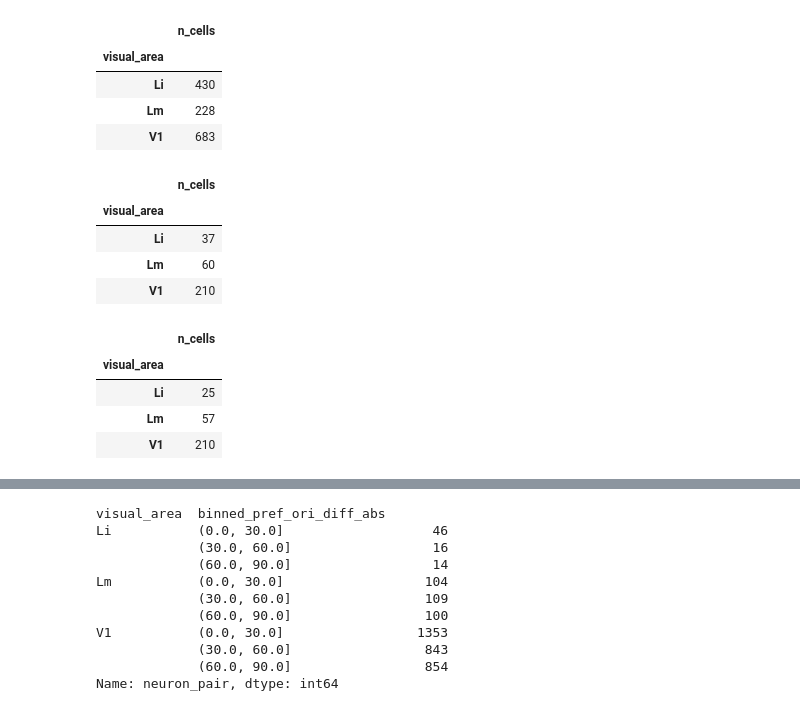
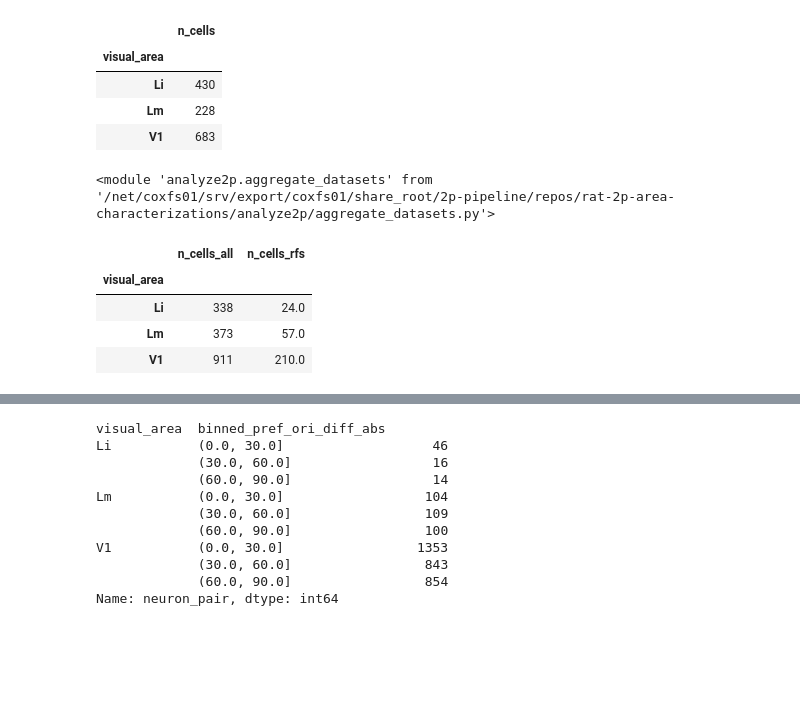
Before and after one commit to julianarhee/rat-2p-area-characterizations, a Jupyter notebook: analyze2p/gratings/gratings-correlations.ipynb, the cells around one changed output, grey strips where cells are left out. Cells and saved outputs as stored; diff of their text form; code cells hidden in the pictures; blank space fills up the shorter version.

Commit message:
allow merge with RF, keep datapoints without, too. plot signal corrs along x

```diff
--- a/analyze2p/gratings/gratings-correlations.ipynb
+++ b/analyze2p/gratings/gratings-correlations.ipynb
@@ -195,13 +188,12 @@ importlib.reload(rfutils)
 response_type='dff'
 do_spherical_correction=True
 # ---------------------------------------------------------------------
-rf_fit_desc = rfutils.get_fit_desc(response_type=response_type,
+rfdf = rfutils.aggregate_fits(CELLS, sdata, response_type=response_type,
                        do_spherical_correction=do_spherical_correction)
-rfdf = rfutils.aggregate_fits(CELLS, sdata, response_type=response_type,
-                       do_spherical_correction=do_spherical_correction,
-                         )
 print(rfdf['experiment'].unique())
-
+rfdf['rf_theta_deg'] = [np.rad2deg(i) % 180 for i in rfdf['theta_Mm_c'].values]
+rfdf = aggr.add_roi_positions(rfdf.copy())
+# print stuff
 rf_counts = aggr.count_n_cells(rfdf)
 rf_counts.groupby('visual_area').sum()
 # %% [output]
@@ -228,32 +215,21 @@ rfs_now = rfdf.copy()
-# %%
-# Combine RF fits and GRATINGS fits
-same_col_names = np.intersect1d(gfits.columns.tolist(), rfs_now.columns.tolist())
-rfs_now = rfs_now.rename(columns={'r2': 'r2_rf'})
-rfs_now['rf_theta_deg'] = [np.rad2deg(i) % 180 for i in rfs_now['theta_Mm_c'].values]
-gfits = gfits.rename(columns={'r2': 'r2_dir'})
-# Merge
-merge_cols=['visual_area', 'datakey', 'cell']
-GRFS = pd.merge(gfits, rfs_now, on=merge_cols, how='inner')
-# add this for conveneince
-GRFS.groupby(['visual_area'])['cell'].count()
-grat_and_rf_counts = aggr.count_n_cells(GRFS)
-grat_and_rf_counts.groupby('visual_area').sum()
-# %% [output]
-|  | n_cells |
-| visual_area |  |
-| Li | 37 |
-| Lm | 60 |
-| V1 | 210 |
+# %%
+importlib.reload(aggr)
+# %% [output]
+<module 'analyze2p.aggregate_datasets' from '/net/coxfs01/srv/export/coxfs01/share_root/2p-pipeline/repos/rat-2p-area-characterizations/analyze2p/aggregate_datasets.py'>
+# %%
+# Combine Gratings FITS and RF fits
+GRFS, grat_and_rf_counts = aggr.merge_cell_metrics_with_rfs(gfits, rfdf,
+                                                            split_suffix='rfs')
 # %%
-grat_and_rf_ukeys = aggr.drop_repeats(grat_and_rf_counts, colname='n_cells')
-#finaldf = GRFS.copy()
+# Drop repeats
+grat_and_rf_ukeys = aggr.drop_repeats(grat_and_rf_counts, colname='n_cells_all')
 finaldf = pd.concat([g for (va, dk), g in GRFS.groupby(['visual_area', 'datakey'])
                   if (va, dk) in grat_and_rf_ukeys])
-final_counts = aggr.count_n_cells(finaldf)
+final_counts = aggr.count_n_cells(finaldf, split_suffix='rfs', split_na=True)
 final_counts.groupby('visual_area').sum()
 # %% [output]
-|  | n_cells |
-| visual_area |  |
-| Li | 25 |
-| Lm | 57 |
-| V1 | 210 |
+|  | n_cells_all | n_cells_rfs |
+| visual_area |  |  |
+| Li | 338 | 24.0 |
+| Lm | 373 | 57.0 |
+| V1 | 911 | 210.0 |
```
Also changed, not shown: parts of 46 cells of this notebook, 5 other files.
